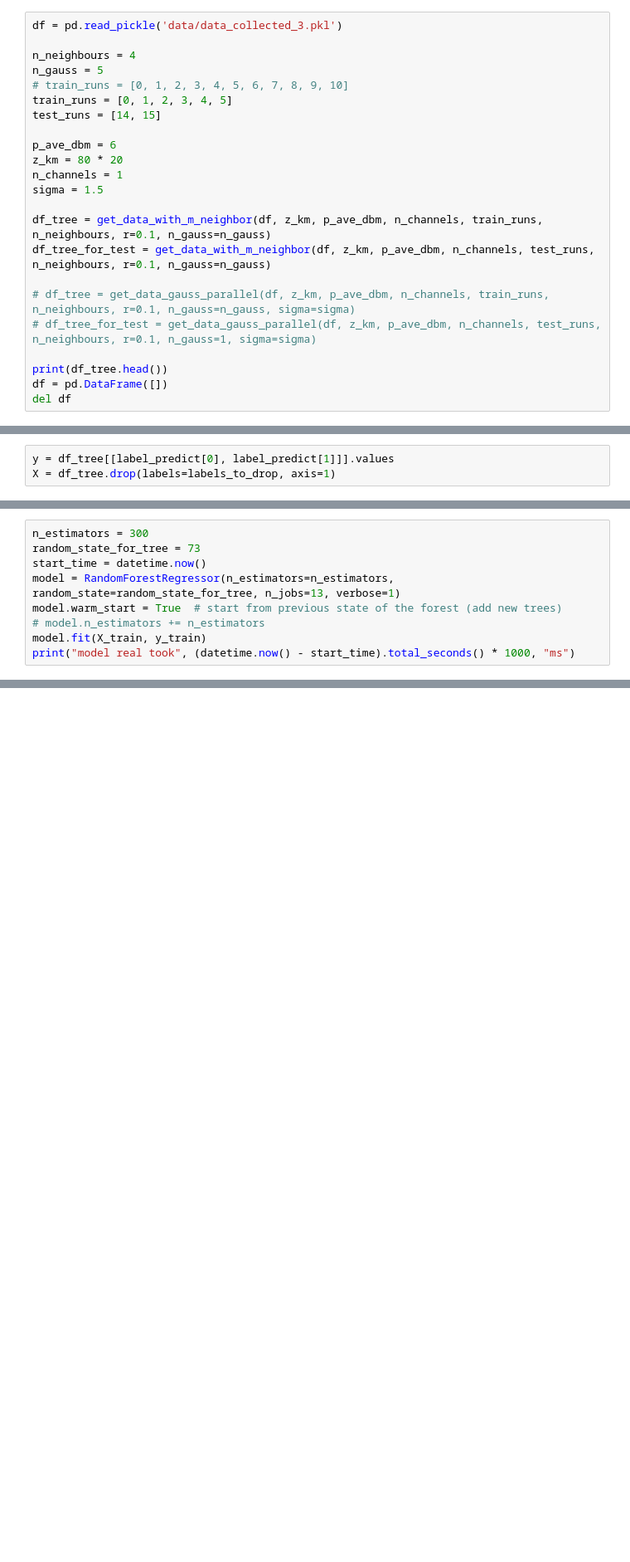
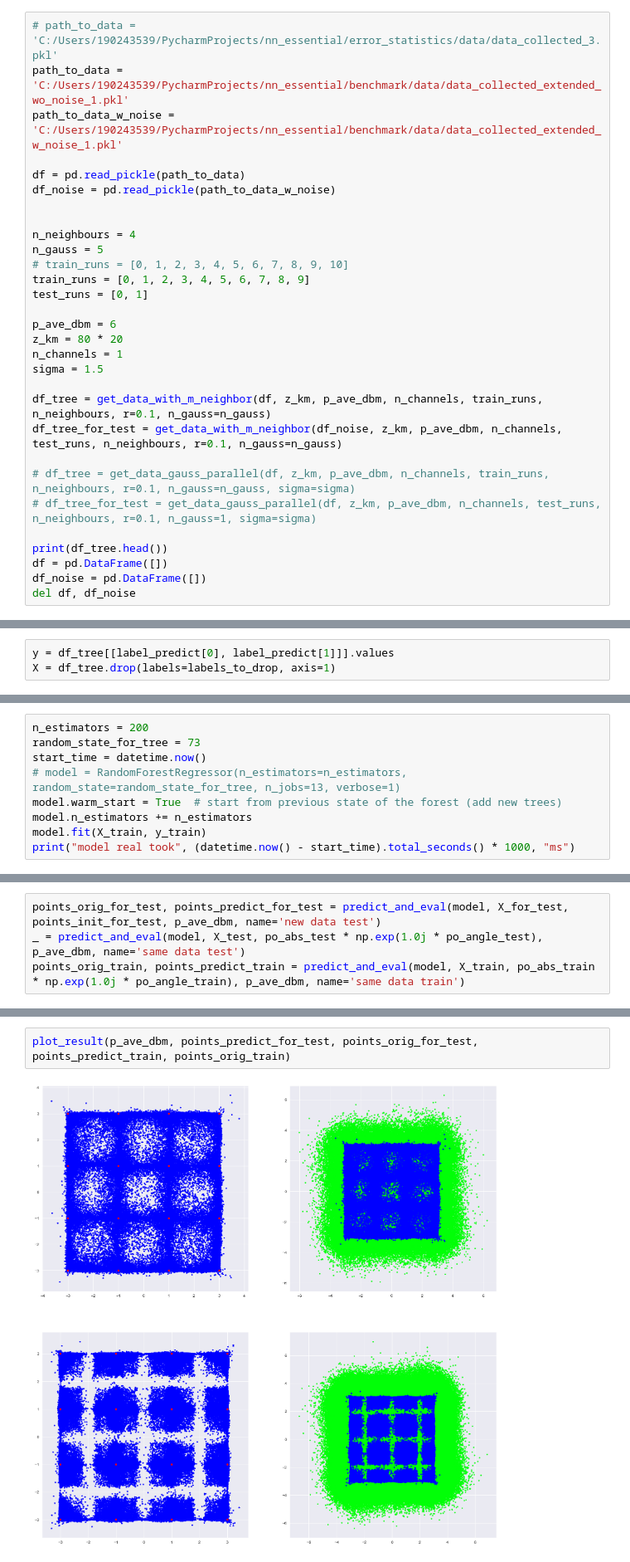
Before and after one commit to esf0/optcom-trees, a Jupyter notebook: playground.ipynb, the cells around one changed output, grey strips where cells are left out. Shown at 83% size. Cells and saved outputs as stored; diff of their text form; blank space fills up the shorter version.

```diff
--- a/playground.ipynb
+++ b/playground.ipynb
@@ -21,13 +21,19 @@ reload(hpcom)
 from composer import *
 from estimator import *
 # %%
-df = pd.read_pickle('data/data_collected_3.pkl')
+# path_to_data = 'C:/Users/190243539/PycharmProjects/nn_essential/error_statistics/data/data_collected_3.pkl'
+path_to_data = 'C:/Users/190243539/PycharmProjects/nn_essential/benchmark/data/data_collected_extended_wo_noise_1.pkl'
+path_to_data_w_noise = 'C:/Users/190243539/PycharmProjects/nn_essential/benchmark/data/data_collected_extended_w_noise_1.pkl'
+
+df = pd.read_pickle(path_to_data)
+df_noise = pd.read_pickle(path_to_data_w_noise)
+
 
 n_neighbours = 4
 n_gauss = 5
 # train_runs = [0, 1, 2, 3, 4, 5, 6, 7, 8, 9, 10]
-train_runs = [0, 1, 2, 3, 4, 5]
-test_runs = [14, 15]
+train_runs = [0, 1, 2, 3, 4, 5, 6, 7, 8, 9]
+test_runs = [0, 1]
 
 p_ave_dbm = 6
 z_km = 80 * 20
@@ -35,11 +41,12 @@ n_channels = 1
 sigma = 1.5
 
 df_tree = get_data_with_m_neighbor(df, z_km, p_ave_dbm, n_channels, train_runs, n_neighbours, r=0.1, n_gauss=n_gauss)
-df_tree_for_test = get_data_with_m_neighbor(df, z_km, p_ave_dbm, n_channels, test_runs, n_neighbours, r=0.1, n_gauss=n_gauss)
+df_tree_for_test = get_data_with_m_neighbor(df_noise, z_km, p_ave_dbm, n_channels, test_runs, n_neighbours, r=0.1, n_gauss=n_gauss)
 
 # df_tree = get_data_gauss_parallel(df, z_km, p_ave_dbm, n_channels, train_runs, n_neighbours, r=0.1, n_gauss=n_gauss, sigma=sigma)
 # df_tree_for_test = get_data_gauss_parallel(df, z_km, p_ave_dbm, n_channels, test_runs, n_neighbours, r=0.1, n_gauss=1, sigma=sigma)
 
 print(df_tree.head())
 df = pd.DataFrame([])
-del df
+df_noise = pd.DataFrame([])
+del df, df_noise
@@ -83,9 +110,9 @@ po_abs_train, po_abs_test, po_angle_train, po_angle_test = train_test_split(df_t
 # %%
-n_estimators = 300
+n_estimators = 200
 random_state_for_tree = 73
 start_time = datetime.now()
-model = RandomForestRegressor(n_estimators=n_estimators, random_state=random_state_for_tree, n_jobs=13, verbose=1)
+# model = RandomForestRegressor(n_estimators=n_estimators, random_state=random_state_for_tree, n_jobs=13, verbose=1)
 model.warm_start = True  # start from previous state of the forest (add new trees)
-# model.n_estimators += n_estimators
+model.n_estimators += n_estimators
 model.fit(X_train, y_train)
 print("model real took", (datetime.now() - start_time).total_seconds() * 1000, "ms")
@@ -91,0 +125,4 @@ print("model real took", (datetime.now() - start_time).total_seconds() * 1000, "
+# %%
+points_orig_for_test, points_predict_for_test = predict_and_eval(model, X_for_test, points_init_for_test, p_ave_dbm, name='new data test')
+_ = predict_and_eval(model, X_test, po_abs_test * np.exp(1.0j * po_angle_test), p_ave_dbm, name='same data test')
+points_orig_train, points_predict_train = predict_and_eval(model, X_train, po_abs_train * np.exp(1.0j * po_angle_train), p_ave_dbm, name='same data train')
@@ -91,0 +163,4 @@ print("model real took", (datetime.now() - start_time).total_seconds() * 1000, "
+# %%
+plot_result(p_ave_dbm, points_predict_for_test, points_orig_for_test, points_predict_train, points_orig_train)
+# %% [output]
+[figure, added]
```
Also changed, not shown: parts of 7 cells of this notebook, 2 other files.
